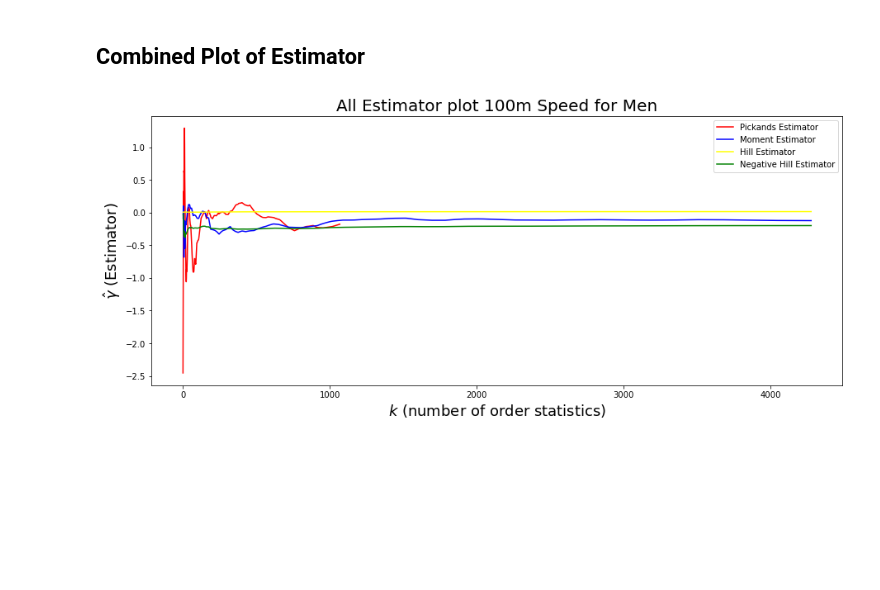
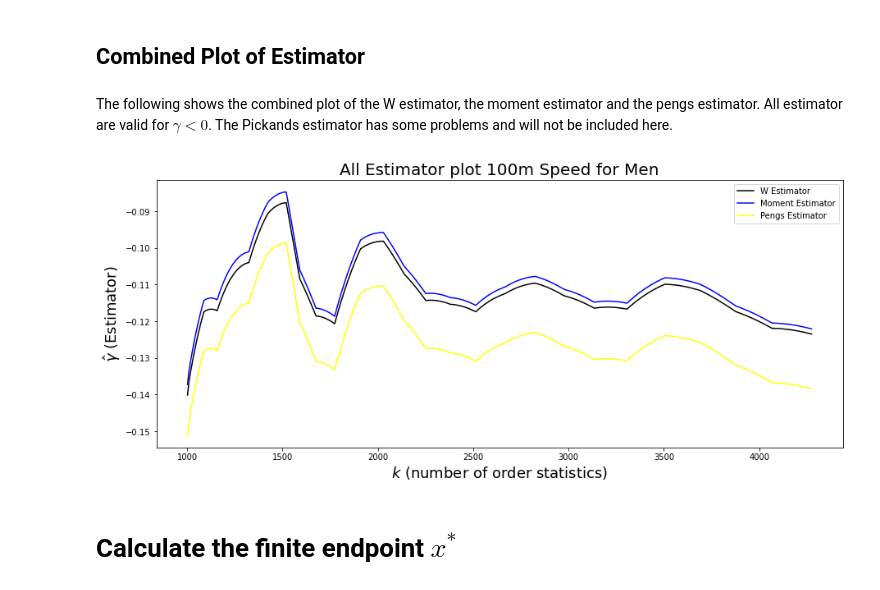
Before and after one commit to ericoppermann/Extreme-Value-Theory-Estimator, a Jupyter notebook: ExtremeValueInvestigation.ipynb, the cells around one changed output. Saved outputs shown, nothing was run; the diff lists cells and outputs as text; code cells hidden in the pictures; blank space fills up the shorter version.

Commit message:
Add Peng, W estimator and endpoint estimation

```diff
--- a/ExtremeValueInvestigation.ipynb
+++ b/ExtremeValueInvestigation.ipynb
@@ -116,0 +110,9 @@ plt.show()
+# %%
+def m_n(r: int, k: int, X: np.array) -> float:
+    """Calculates result of helper functions of the moment estimator"""
+    return 1/(k) * sum([(log(X[i]) - log(X[k]))**r for i in range(k)])
+
+def pengs_estimator(k: int, X: np.array) -> float:
+    return m_n(2, k, X)/2*m_n(1, k, X) + 1 - 1/2*(1- (m_n(1, k, X)**2)/m_n(2, k, X))**(-1)
+# %%
+pengs_estimators = [pengs_estimator(k, X) for k in range(2,n)]
@@ -116,0 +131,11 @@ plt.show()
+# %%
+def l_n(j: int, k: int, X: np.array) -> float:
+    """Helper functions of the W estimator"""
+    return 1/k * sum([(X[i]-X[k])**j for i in range(k)])
+
+def w_estimator(k: int, X: np.array) -> float:
+    l_1 = l_n(1, k, X)
+    l_2 = l_n(2, k, X)
+    return 1 - 1/2*(1-(l_1**2/l_2))**(-1)
+# %%
+w_estimators = [w_estimator(k, X) for k in range(2, n)]
@@ -117,16 +152,22 @@ plt.show()
 # %% [markdown]
 ## Combined Plot of Estimator
+# %% [markdown]
+The following shows the combined plot of the W estimator, the moment estimator and the pengs estimator. All estimator are valid for $\gamma < 0$. The Pickands estimator has some problems and will not be included here.
 # %%
+k = 1000  # k decides where we start the plot
+
+
 plt.figure(figsize=(15, 6))
-plt.plot(np.arange(1,int(n/4)), pickands_estimators, 'red', label="Pickands Estimator")
-plt.plot(np.arange(2,n), moment_estimators, 'blue', label="Moment Estimator")
-plt.plot(np.arange(2,n), hill_estimators, 'yellow', label="Hill Estimator")
-plt.plot(np.arange(2, n), neg_hill_estimators, 'green', label="Negative Hill Estimator")
+plt.plot(np.arange(k+2,n), w_estimators[k:], 'black', label="W Estimator")
+plt.plot(np.arange(k+2,n), moment_estimators[k:], 'blue', label="Moment Estimator")
+plt.plot(np.arange(k+2,n), pengs_estimators[k:], 'yellow', label="Pengs Estimator")
 plt.legend(loc="best")
 plt.xlabel("$k$ (number of order statistics)", fontsize=18)
 plt.ylabel("$\hat{\gamma}$ (Estimator)", fontsize=18)
 plt.title(f"All Estimator plot 100m Speed for {gender.title()}", fontsize=20)
-plt.savefig(f"data/graphs/All_Estimator_{gender.title()}")
+plt.savefig(f"data/graphs/All_Estimator_{gender.title()}_k_{k}")
 plt.show()
 # %% [output]
-[figure, old version]
+[figure, new version]
+# %% [markdown]
+# Calculate the finite endpoint $x^{*}$
```
Also changed, not shown: parts of 22 cells of this notebook, 12 other files.
